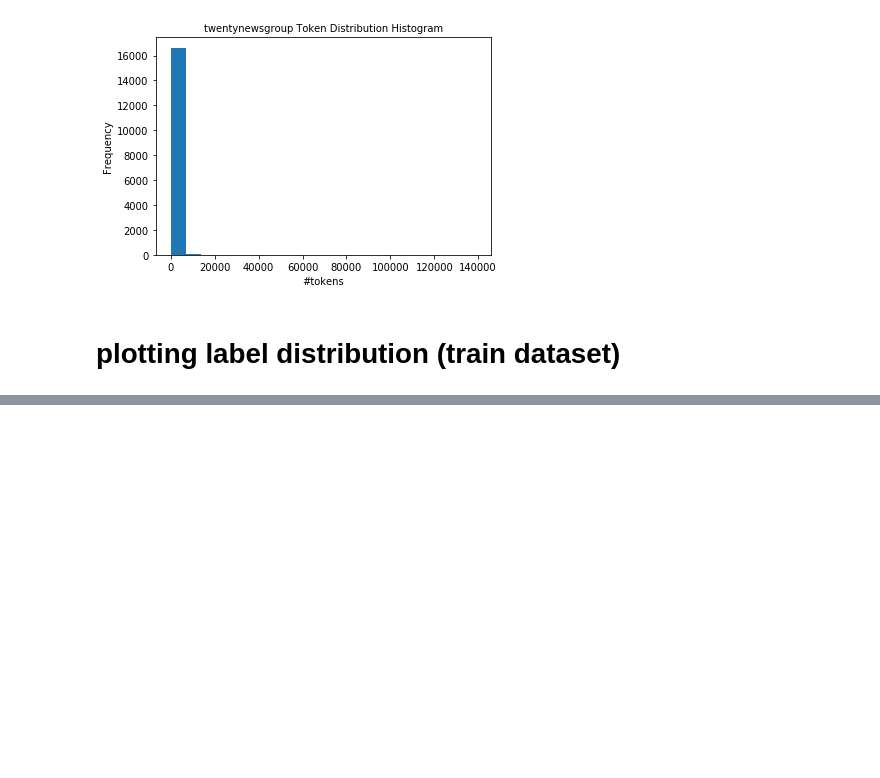
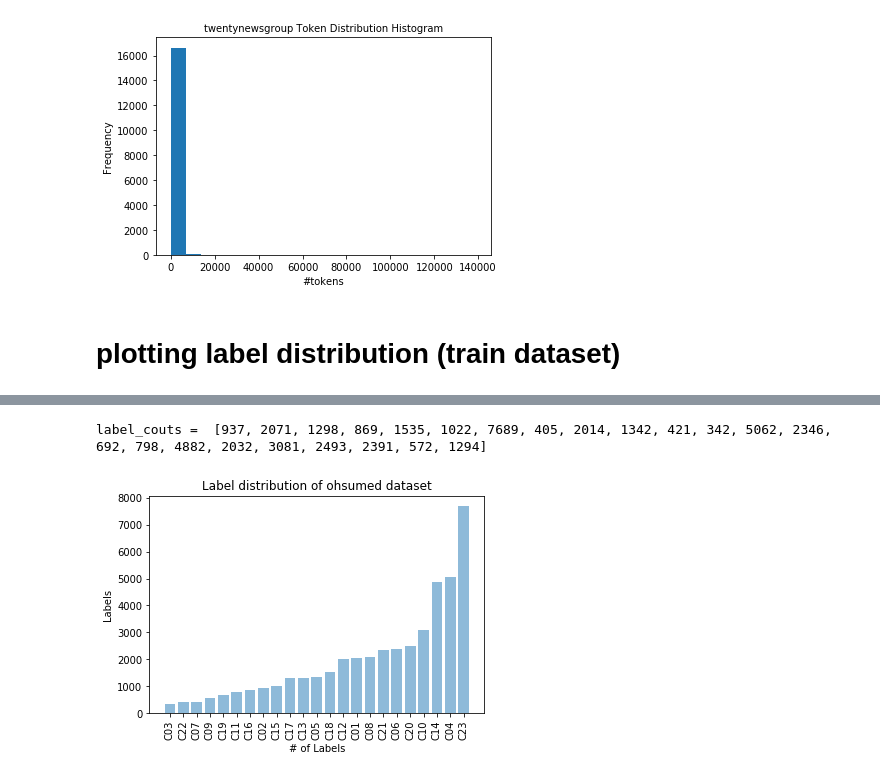
Before and after one commit to fatemerhmi/MTLV, a Jupyter notebook: notebooks/plots.ipynb, the cells around one changed output, grey strips where cells are left out. Cells and saved outputs as stored; diff of their text form; code cells hidden in the pictures; blank space fills up the shorter version.

```diff
--- a/notebooks/plots.ipynb
+++ b/notebooks/plots.ipynb
@@ -106,0 +128,8 @@ df.head()
+# %%
+ohsumed_labels = ['C02', 'C08', 'C13', 'C16', 'C18', 'C15', 'C23', 'C22', 'C12', 'C05', 'C07', 'C03', 'C04', 'C21', 'C19', 'C11', 'C14', 'C01', 'C10', 'C20', 'C06', 'C09', 'C17']
+
+train_path = "../data/ohsumed/ohsumed_train.csv"
+plot_label_distro(ohsumed_labels, train_path, "ohsumed")
+# %% [output]
+label_couts =  [937, 2071, 1298, 869, 1535, 1022, 7689, 405, 2014, 1342, 421, 342, 5062, 2346, 692, 798, 4882, 2032, 3081, 2493, 2391, 572, 1294]
+[figure, added]
```
Also changed, not shown: parts of 6 cells of this notebook.
